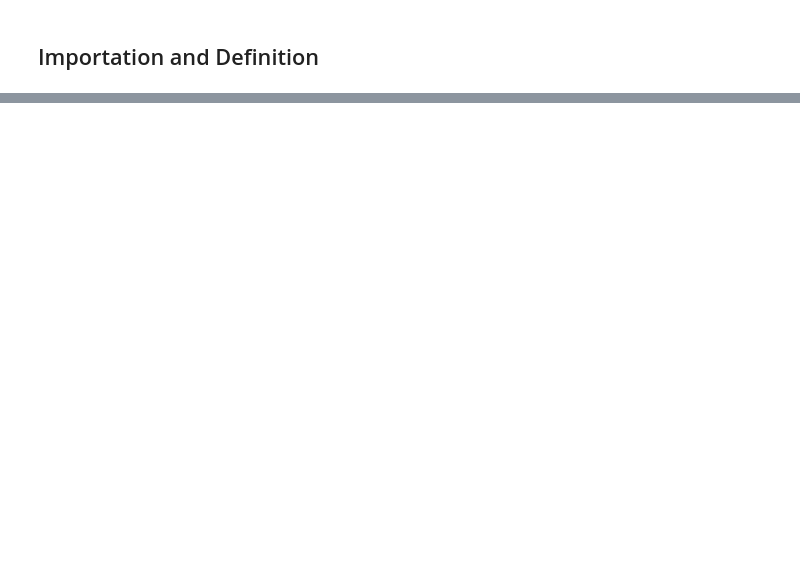
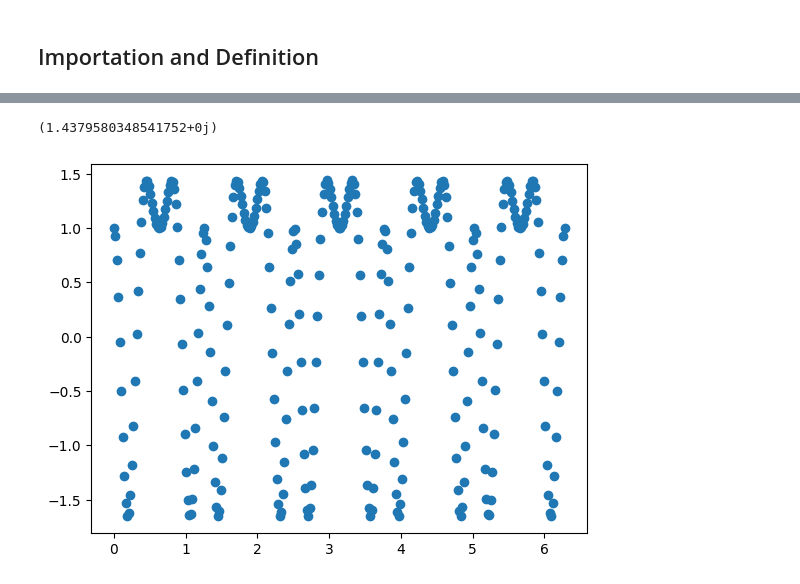
Before and after one commit to lspecwave/MATLAB-atomic-calculation, a Jupyter notebook: IPYNB/LG-inequality.ipynb, the cells around one changed output, grey strips where cells are left out. Saved outputs shown, nothing was run; the diff lists cells and outputs as text; code cells hidden in the pictures; blank space fills up the shorter version.

```diff
--- a/IPYNB/LG-inequality.ipynb
+++ b/IPYNB/LG-inequality.ipynb
@@ -55,0 +98,17 @@ print(np.amax(K))
+# %%
+theta_list=np.linspace(0,2*pi,300)
+K=[0 for j in theta_list];
+K_max=[0 for j in theta_list];
+K_min=[0 for j in theta_list];
+for i in range(0,len(theta_list)):
+    t1=theta_list[i]
+    K[i]=K_calc_5over2(t1,2*t1)
+
+plt.figure()
+plt.scatter(theta_list,K)
+
+
+print(np.amax(K))
+# %% [output]
+(1.4379580348541752+0j)
+[figure, added]
```
Also changed, not shown: parts of 2 cells of this notebook, 1 other file.
